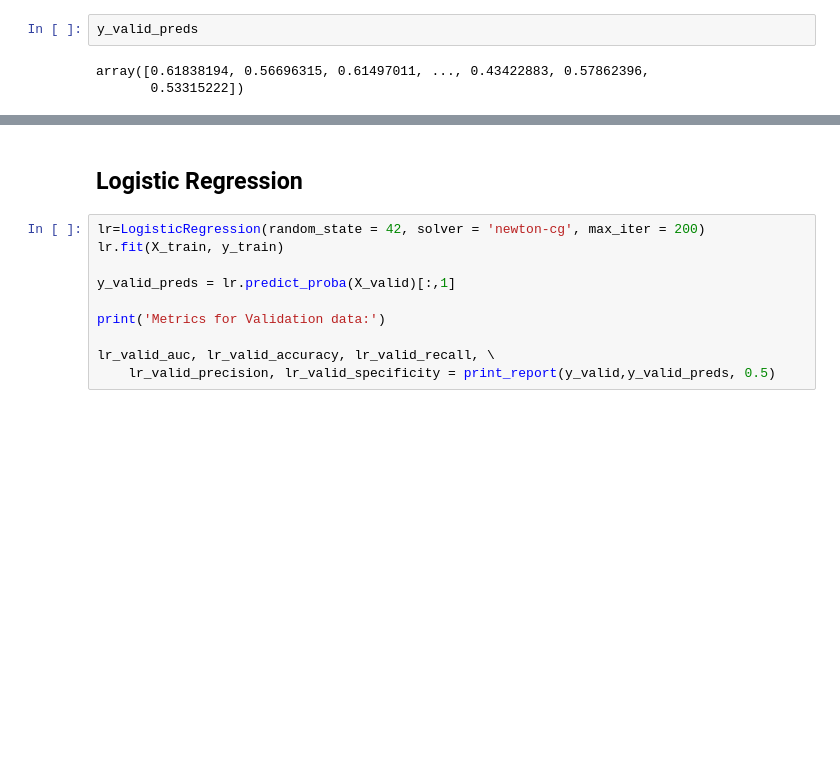
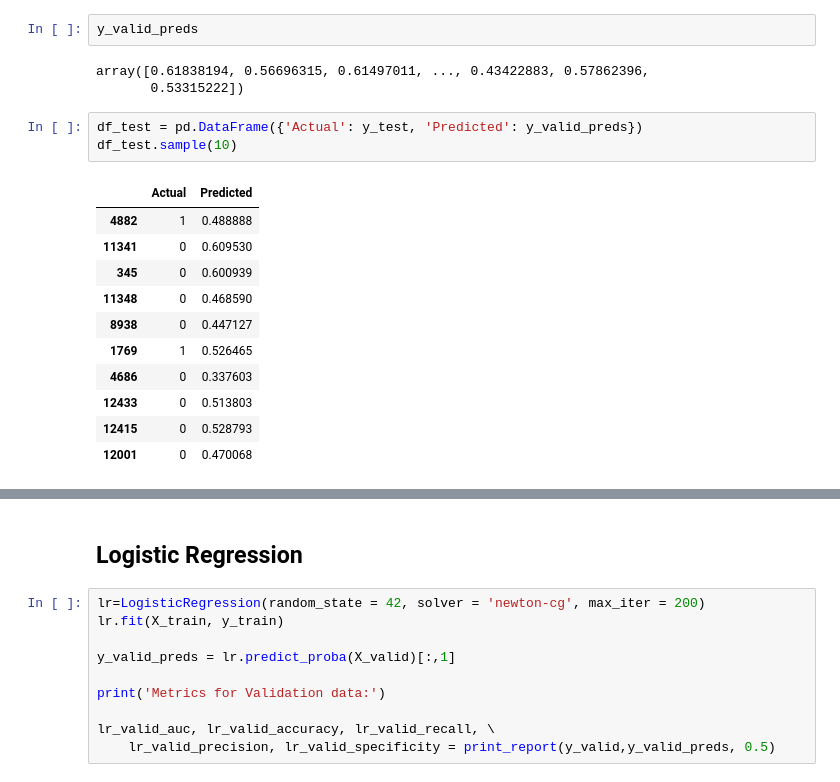
Before and after one commit to milesr100/HHA550_Analysis, a Jupyter notebook: scripts/HHA550_Diabetes-Prediction_Clean-Dataset.ipynb, the cells around one changed output, grey strips where cells are left out. Saved outputs shown, nothing was run; the diff lists cells and outputs as text; blank space fills up the shorter version.

```diff
--- a/scripts/HHA550_Diabetes-Prediction_Clean-Dataset.ipynb
+++ b/scripts/HHA550_Diabetes-Prediction_Clean-Dataset.ipynb
@@ -253,3 +253,18 @@ y_valid_preds
 # %% [output]
 array([0.61838194, 0.56696315, 0.61497011, ..., 0.43422883, 0.57862396,
        0.53315222])
+# %%
+df_test = pd.DataFrame({'Actual': y_test, 'Predicted': y_valid_preds})
+df_test.sample(10)
+# %% [output]
+|  | Actual | Predicted |
+| 4882 | 1 | 0.488888 |
+| 11341 | 0 | 0.609530 |
+| 345 | 0 | 0.600939 |
+| 11348 | 0 | 0.468590 |
+| 8938 | 0 | 0.447127 |
+| 1769 | 1 | 0.526465 |
+| 4686 | 0 | 0.337603 |
+| 12433 | 0 | 0.513803 |
+| 12415 | 0 | 0.528793 |
+| 12001 | 0 | 0.470068 |
```
Also changed, not shown: parts of 3 cells of this notebook, 3 other files.
